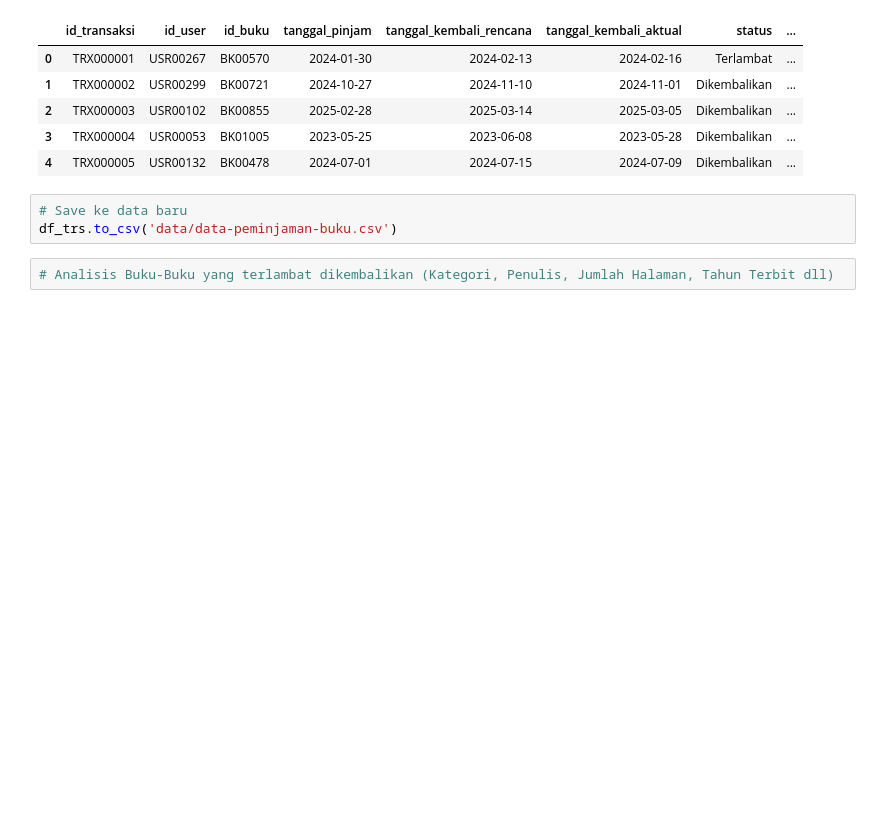
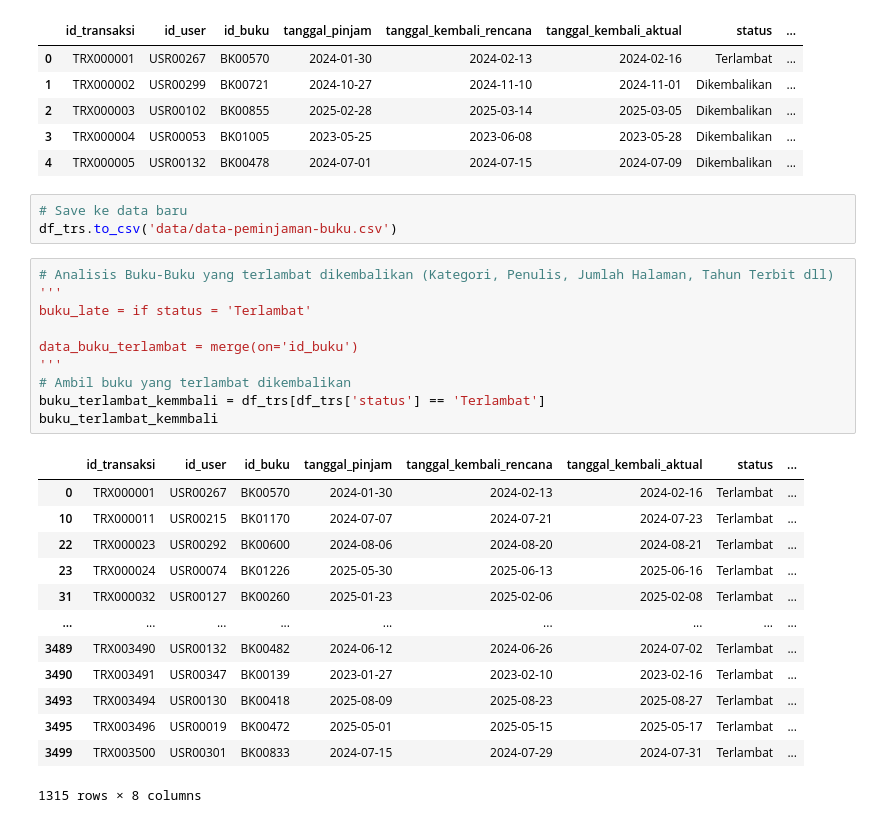
Before and after one commit to mayanggumelarr/Hybrid-Library-Book-Recomendation-Content-Base-Filtering, a Jupyter notebook: cbf-book-rec.ipynb, the cells around one changed output. Drawn from its saved outputs; the diff is of its cells as text; blank space fills up the shorter version.

Commit message:
analisis buku terlambat kembali

```diff
--- a/cbf-book-rec.ipynb
+++ b/cbf-book-rec.ipynb
@@ -486,3 +486,25 @@ df_trs.head()
 df_trs.to_csv('data/data-peminjaman-buku.csv')
 # %%
 # Analisis Buku-Buku yang terlambat dikembalikan (Kategori, Penulis, Jumlah Halaman, Tahun Terbit dll)
+'''
+buku_late = if status = 'Terlambat'
+
+data_buku_terlambat = merge(on='id_buku')
+'''
+# Ambil buku yang terlambat dikembalikan
+buku_terlambat_kemmbali = df_trs[df_trs['status'] == 'Terlambat']
+buku_terlambat_kemmbali
+# %% [output]
+|  | id_transaksi | id_user | id_buku | tanggal_pinjam | tanggal_kembali_rencana | tanggal_kembali_aktual | status | ... |
+| 0 | TRX000001 | USR00267 | BK00570 | 2024-01-30 | 2024-02-13 | 2024-02-16 | Terlambat | ... |
+| 10 | TRX000011 | USR00215 | BK01170 | 2024-07-07 | 2024-07-21 | 2024-07-23 | Terlambat | ... |
+| 22 | TRX000023 | USR00292 | BK00600 | 2024-08-06 | 2024-08-20 | 2024-08-21 | Terlambat | ... |
+| 23 | TRX000024 | USR00074 | BK01226 | 2025-05-30 | 2025-06-13 | 2025-06-16 | Terlambat | ... |
+| 31 | TRX000032 | USR00127 | BK00260 | 2025-01-23 | 2025-02-06 | 2025-02-08 | Terlambat | ... |
+| ... | ... | ... | ... | ... | ... | ... | ... | ... |
+| 3489 | TRX003490 | USR00132 | BK00482 | 2024-06-12 | 2024-06-26 | 2024-07-02 | Terlambat | ... |
+| 3490 | TRX003491 | USR00347 | BK00139 | 2023-01-27 | 2023-02-10 | 2023-02-16 | Terlambat | ... |
+| 3493 | TRX003494 | USR00130 | BK00418 | 2025-08-09 | 2025-08-23 | 2025-08-27 | Terlambat | ... |
+| 3495 | TRX003496 | USR00019 | BK00472 | 2025-05-01 | 2025-05-15 | 2025-05-17 | Terlambat | ... |
+| 3499 | TRX003500 | USR00301 | BK00833 | 2024-07-15 | 2024-07-29 | 2024-07-31 | Terlambat | ... |
+1315 rows × 8 columns
```
Also changed, not shown: parts of 2 cells of this notebook, 1 other file.
